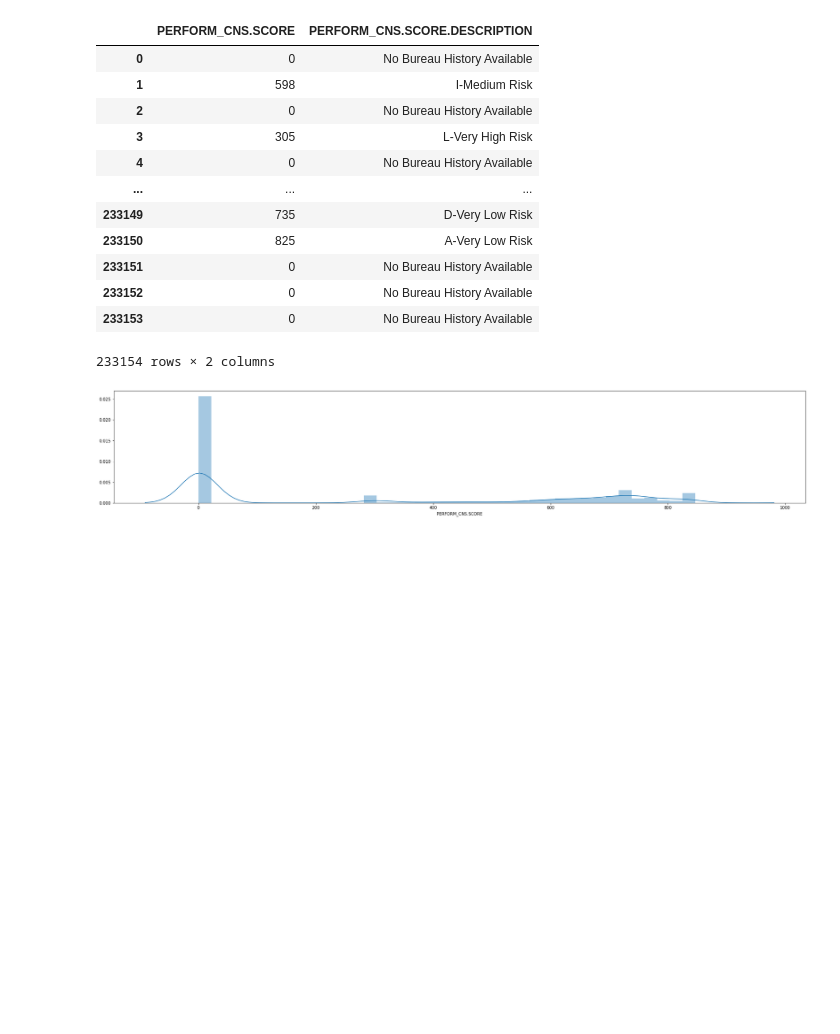
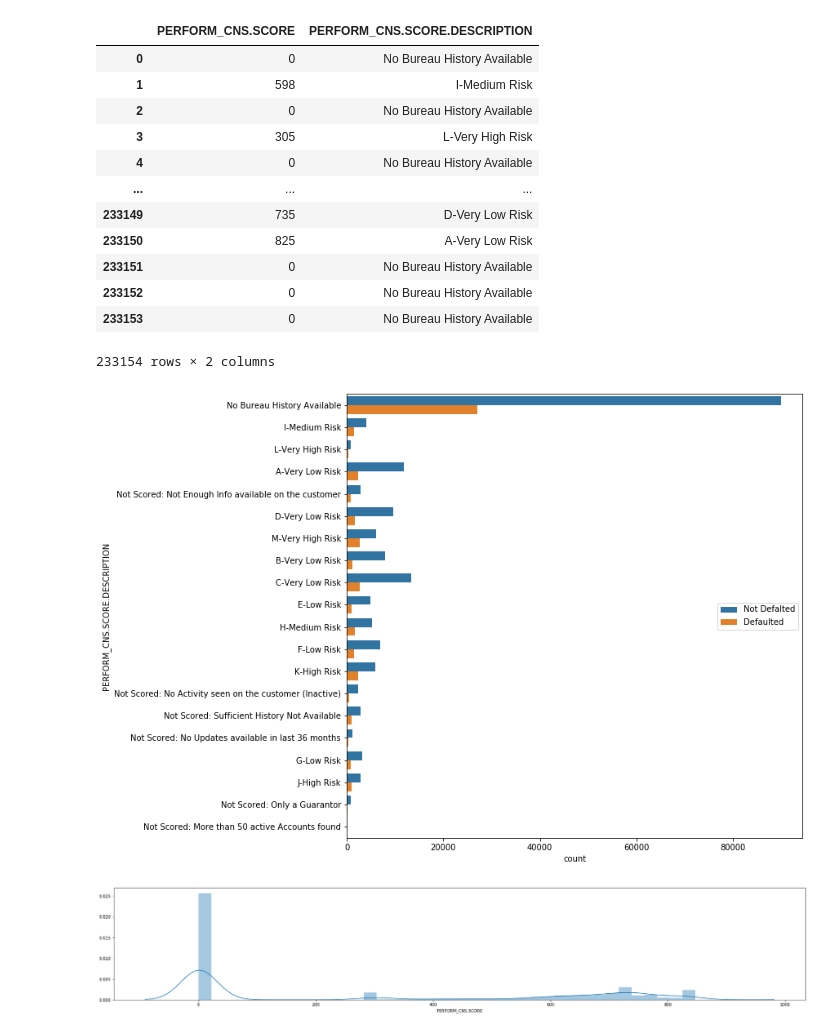
Before and after one commit to xavierigneous/Vehicle-Loan-Default-Prediction, a Jupyter notebook: Pravin Kumar/vehicle_loan_default ver 3.ipynb, the cells around one changed output. Drawn from its saved outputs; the diff is of its cells as text; code cells hidden in the pictures; blank space fills up the shorter version.

```diff
--- a/Pravin Kumar/vehicle_loan_default ver 3.ipynb
+++ b/Pravin Kumar/vehicle_loan_default ver 3.ipynb
@@ -653,6 +653,13 @@ df[['PERFORM_CNS.SCORE', 'PERFORM_CNS.SCORE.DESCRIPTION']]
 | 233152 | 0 | No Bureau History Available |
 | 233153 | 0 | No Bureau History Available |
 233154 rows × 2 columns
+# %%
+plt.figure(figsize=(10,10))
+sns.countplot(y='PERFORM_CNS.SCORE.DESCRIPTION',hue='loan_default',data=df)
+plt.legend(labels=['Not Defalted','Defaulted'])
+plt.show()
+# %% [output]
+[figure, added]
 # %%
 plt.figure(figsize=(30,5))
 sns.distplot(df['PERFORM_CNS.SCORE'])
```
Also changed, not shown: 1 other file.
